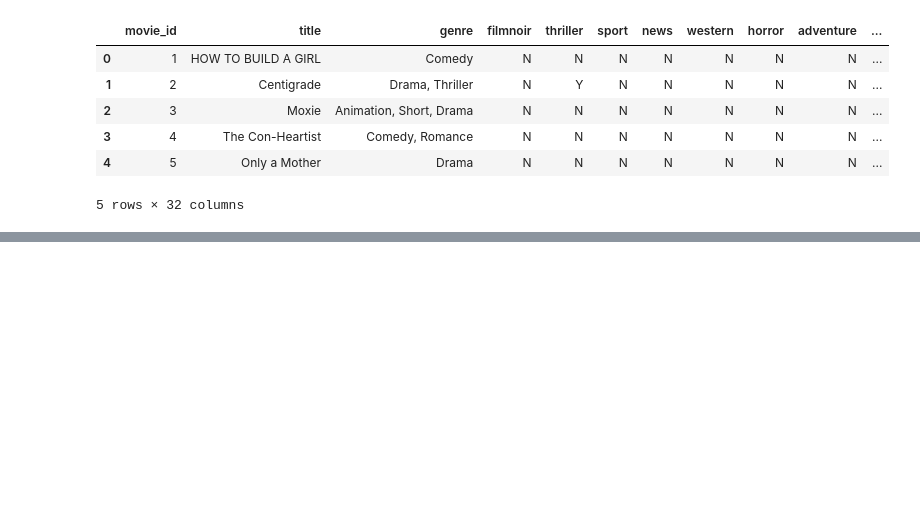
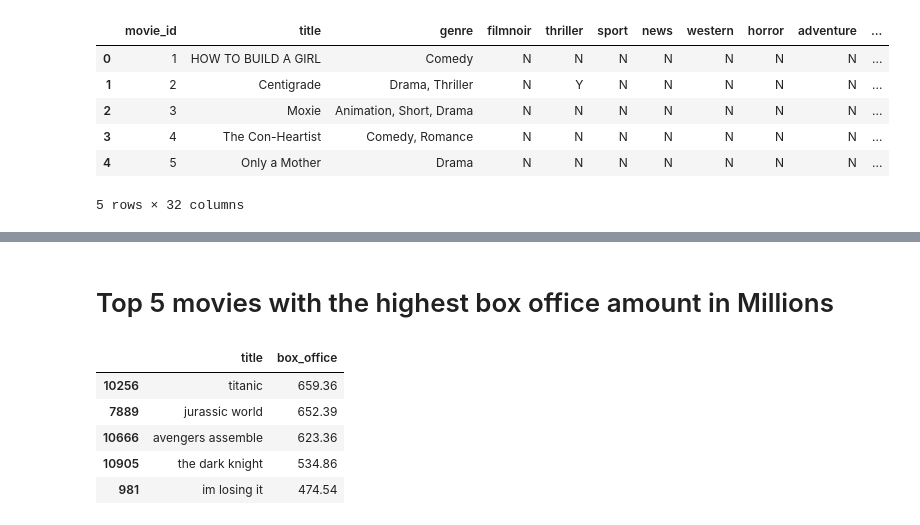
Before and after one commit to sowmyk92/flight, a Jupyter notebook: case/start.ipynb, the cells around one changed output, grey strips where cells are left out. Cells and saved outputs as stored; diff of their text form; code cells hidden in the pictures; blank space fills up the shorter version.

```diff
--- a/case/start.ipynb
+++ b/case/start.ipynb
@@ -192,0 +245,17 @@ genre_df.head()
+# %% [markdown]
+# Top 5 movies with the highest box office amount in Millions
+# %%
+movies_df['box_office'] = movies_df['box_office'].astype('int64')
+box_office = movies_df[movies_df['box_office'] >0 ]
+
+#box_office.
+box_office = box_office[['title','box_office']].sort_values(by='box_office', ascending=False)
+box_office['box_office'] = (box_office['box_office'].astype(float)/1000000).round(2)
+box_office.head(5)
+# %% [output]
+|  | title | box_office |
+| 10256 | titanic | 659.36 |
+| 7889 | jurassic world | 652.39 |
+| 10666 | avengers assemble | 623.36 |
+| 10905 | the dark knight | 534.86 |
+| 981 | im losing it | 474.54 |
```
Also changed, not shown: parts of 19 cells of this notebook.
